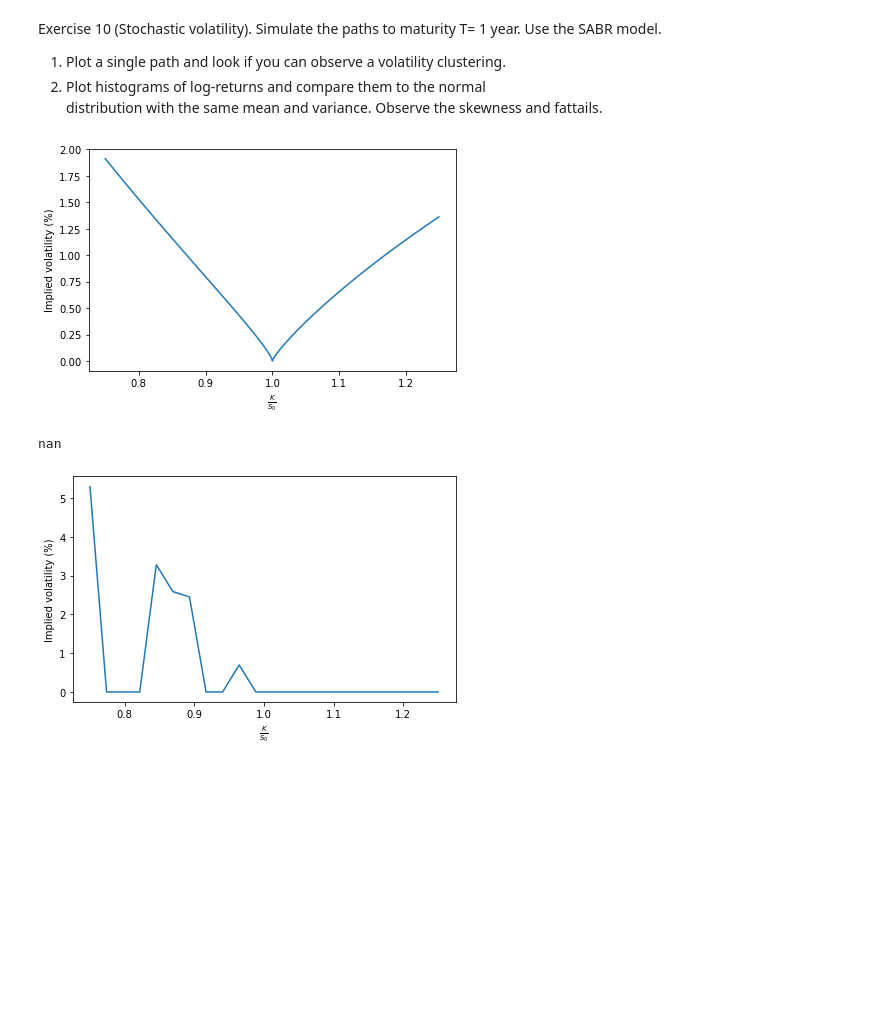
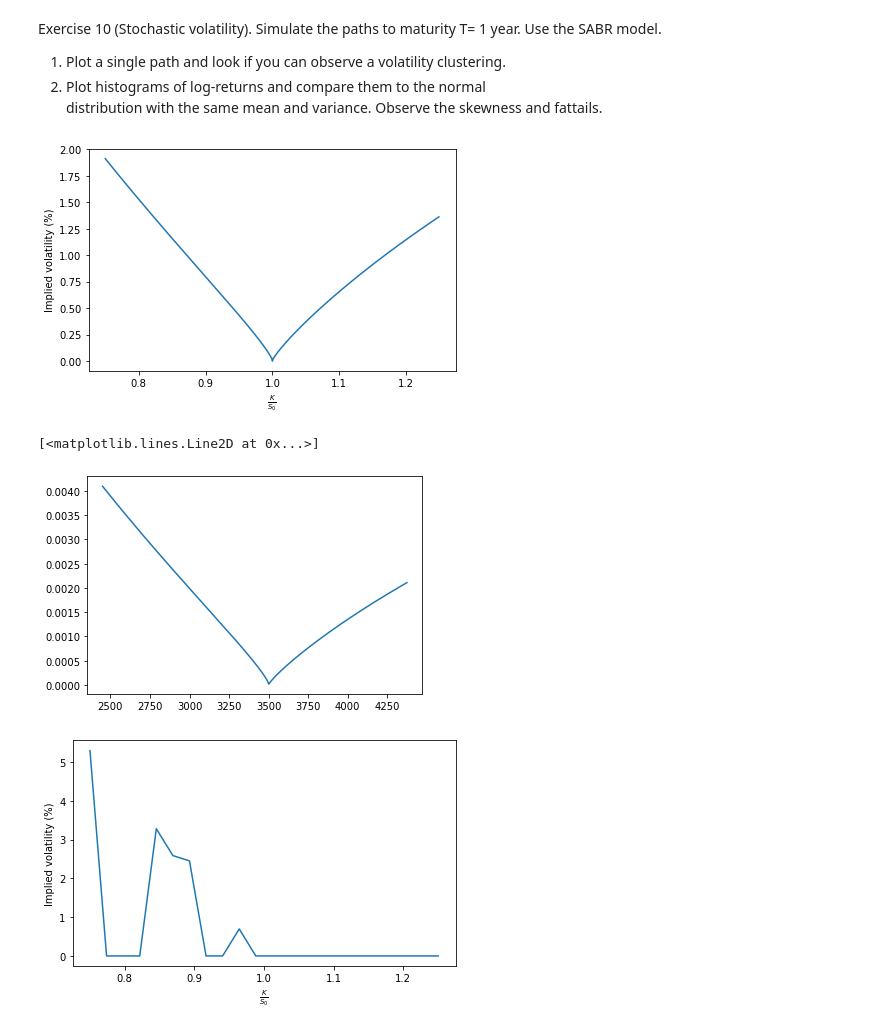
Before and after one commit to WillemJan9519/SPFDM-2, a Jupyter notebook: SPFDM 2.ipynb, the cells around one changed output. Saved outputs shown, nothing was run; the diff lists cells and outputs as text; code cells hidden in the pictures; blank space fills up the shorter version.

```diff
--- a/SPFDM 2.ipynb
+++ b/SPFDM 2.ipynb
@@ -291,44 +291,43 @@ class StochVol():
 
     def analytic_impliedvol_paper(self,K):
         nu = 1
-        tau = 1
+        tau = self.T
         epsilon = self.T*self.alpha**2
         T1 = epsilon*self.alpha / ((self.F0*K)**((1-self.beta)/2))
         T2 = (1+(1-self.beta)**2/24 * (np.log(self.F0/K))**2 + (1-self.beta)**4/1920 * (np.log(self.F0/K))**4)**(-1)
         zeta = nu / self.alpha * (self.F0*K)**((1-self.beta)/2) * np.log(self.F0/K)
         xi_hat = np.log((np.sqrt(1-2*self.rho * zeta + zeta**2) - self.rho + zeta)/(1-self.rho))
         T3 = (zeta / xi_hat)
         T4 = (1+((1-self.beta)**2 * self.alpha**2 / (24*(self.F0*K)**(1-self.beta))) + (self.rho*self.alpha*nu*self.beta)/(4*(self.F0*K)**(1-self.beta)) + (2-3*self.rho**2)/24 * nu**2) * epsilon**2 * tau
         return T1*T2*T3*T4
 
     def plot_analytic_impliedvol(self):
         # Plot implied vol calculated with analytic solution
         # Define range of strike ratios
         ratiorange = np.arange(0.75,1.25,0.001)
         # Convert ratio to true strike price
         strikerange = ratiorange * self.F0
 
         # obtain implied vola for every price
         implied_volas = np.zeros(len(strikerange))
         for i, K in enumerate(strikerange):
             implied_volas[i] = self.analytic_impliedvol(K)
 #         print(np.max(implied_volas))
         plt.plot(ratiorange, implied_volas*100)
         plt.xlabel(r'$\frac{K}{S_0}$')
         plt.ylabel('Implied volatility (%)')
         plt.tight_layout()
         plt.savefig('Impliedvola_BS.pdf')
         plt.show()
 
 SV = StochVol(1000000,10,T=1.5,F=3500, sigma=0.2, alpha=0.5, beta=0.1, rho=-0.7,K=3500, rf=0)
 
 SV.plot_analytic_impliedvol()
+plt.plot(np.arange(3500*0.7,3500*1.25),SV.analytic_impliedvol_paper(np.arange(3500*0.7,3500*1.25)))
 # %% [output]
 [figure]
+[<matplotlib.lines.Line2D at 0x...>]
+[figure, added]
-# %%
-SV.analytic_impliedvol_paper(3500)
-# %% [output]
-nan
 # %%
 SV.calc_implied_vola()
 # %% [output]
```
